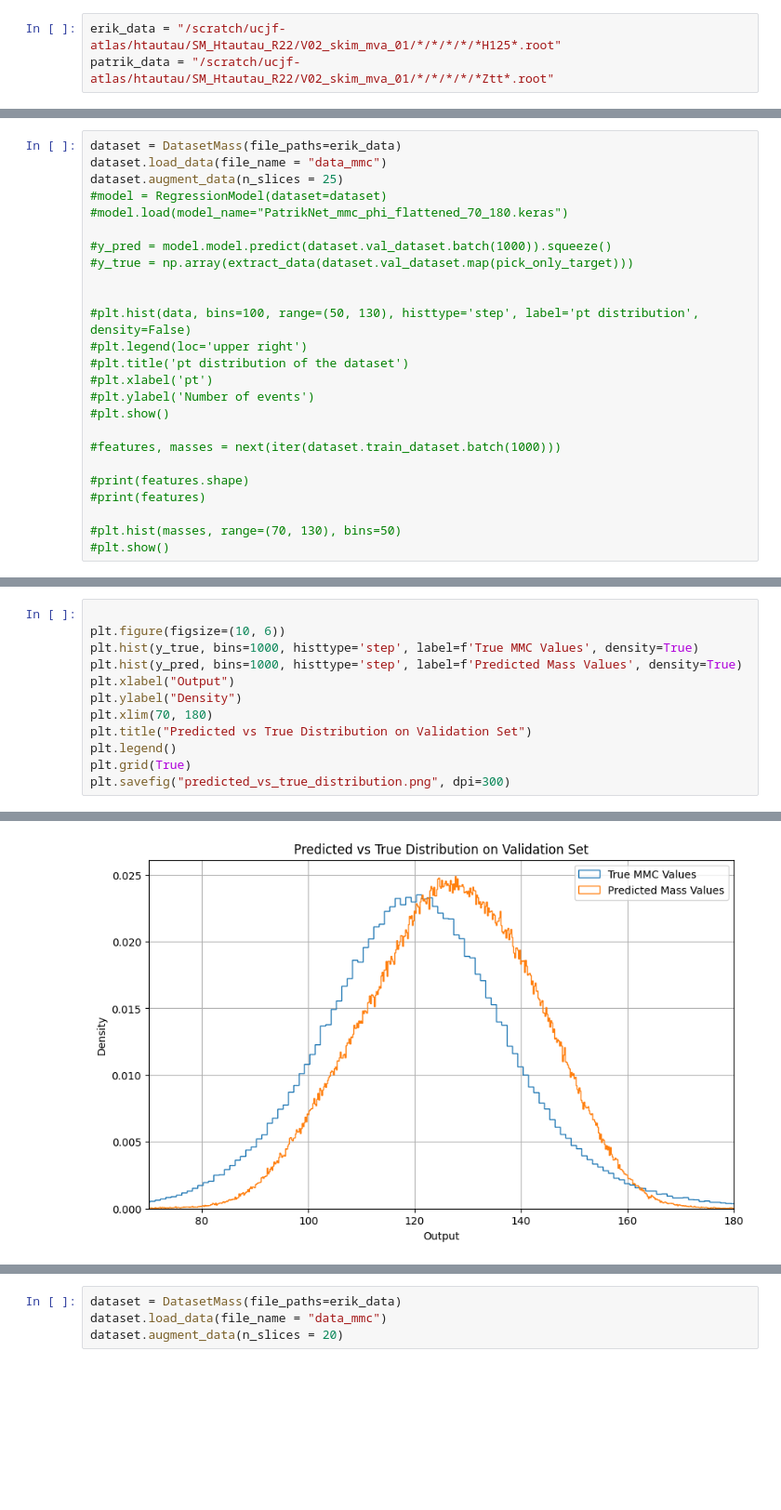
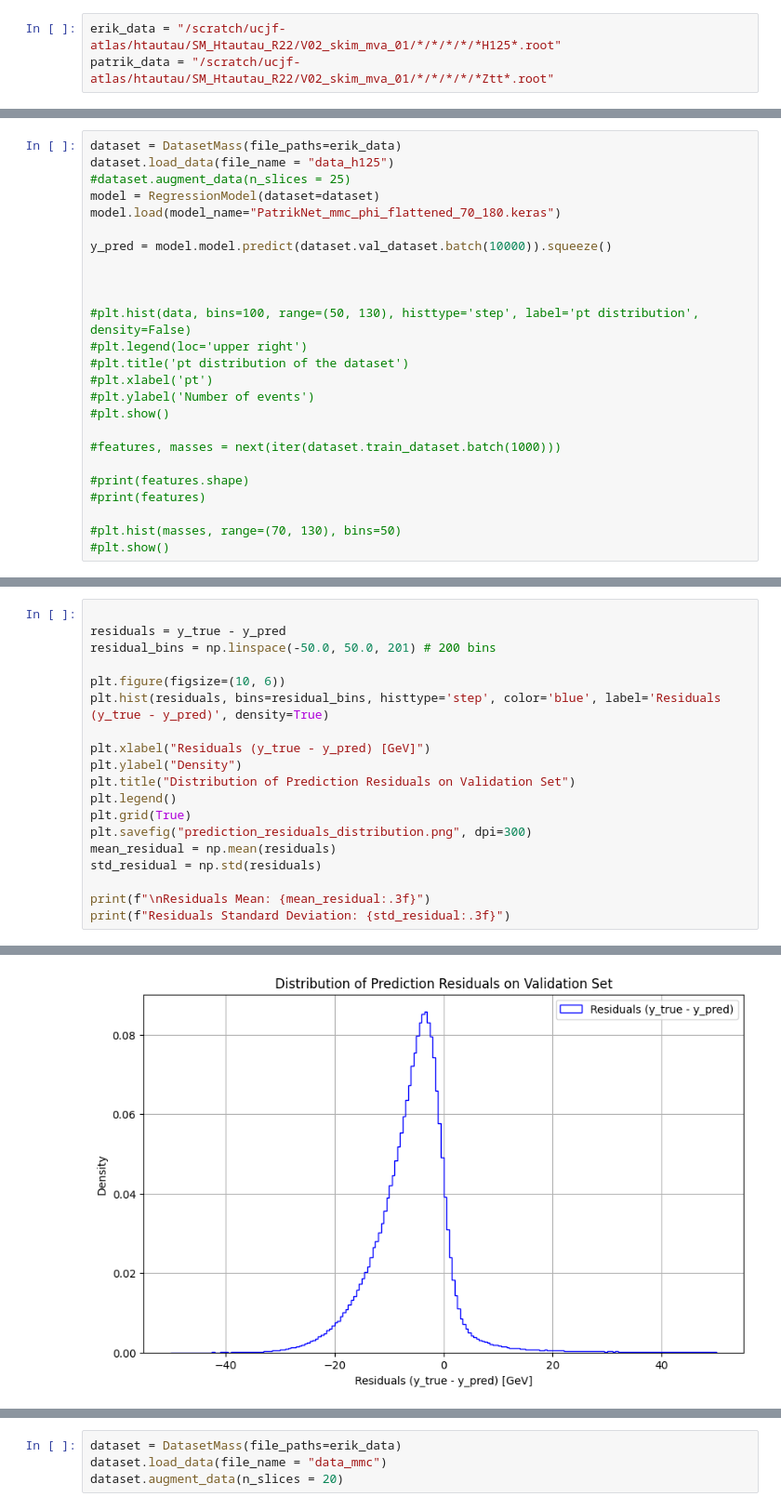
Before and after one commit to Patrik1van/HiggsAnalysisBc, a Jupyter notebook: main.ipynb, the cells around one changed output, grey strips where cells are left out. Shown: that part at 93% size. Drawn from its saved outputs; the diff is of its cells as text; blank space fills up the shorter version.

```diff
--- a/main.ipynb
+++ b/main.ipynb
@@ -51,12 +50,12 @@ plt.show()
 # %%
 dataset = DatasetMass(file_paths=erik_data)
-dataset.load_data(file_name = "data_mmc")
-dataset.augment_data(n_slices = 25)
-#model = RegressionModel(dataset=dataset)
-#model.load(model_name="PatrikNet_mmc_phi_flattened_70_180.keras")
+dataset.load_data(file_name = "data_h125")
+#dataset.augment_data(n_slices = 25)
+model = RegressionModel(dataset=dataset)
+model.load(model_name="PatrikNet_mmc_phi_flattened_70_180.keras")
 
-#y_pred = model.model.predict(dataset.val_dataset.batch(1000)).squeeze()
-#y_true = np.array(extract_data(dataset.val_dataset.map(pick_only_target)))
+y_pred = model.model.predict(dataset.val_dataset.batch(10000)).squeeze()
+
 
 
 #plt.hist(data, bins=100, range=(50, 130), histtype='step', label='pt distribution', density=False)
@@ -90,13 +221,20 @@ print(extract_data(dataset.val_dataset.map(pick_only_mmc).take(10)))
 # %%
 
+residuals = y_true - y_pred
+residual_bins = np.linspace(-50.0, 50.0, 201) # 200 bins
+
 plt.figure(figsize=(10, 6))
-plt.hist(y_true, bins=1000, histtype='step', label=f'True MMC Values', density=True)
-plt.hist(y_pred, bins=1000, histtype='step', label=f'Predicted Mass Values', density=True)
-plt.xlabel("Output")
+plt.hist(residuals, bins=residual_bins, histtype='step', color='blue', label='Residuals (y_true - y_pred)', density=True)
+
+plt.xlabel("Residuals (y_true - y_pred) [GeV]")
 plt.ylabel("Density")
-plt.xlim(70, 180)
-plt.title("Predicted vs True Distribution on Validation Set")
+plt.title("Distribution of Prediction Residuals on Validation Set")
 plt.legend()
 plt.grid(True)
-plt.savefig("predicted_vs_true_distribution.png", dpi=300)
+plt.savefig("prediction_residuals_distribution.png", dpi=300)
+mean_residual = np.mean(residuals)
+std_residual = np.std(residuals)
+
+print(f"\nResiduals Mean: {mean_residual:.3f}")
+print(f"Residuals Standard Deviation: {std_residual:.3f}")
 # %% [output]
@@ -103 +243 @@ plt.savefig("predicted_vs_true_distribution.png", dpi=300)
-[figure, old version]
+[figure, new version]
```
Also changed, not shown: parts of 16 cells of this notebook, 1 other file.
